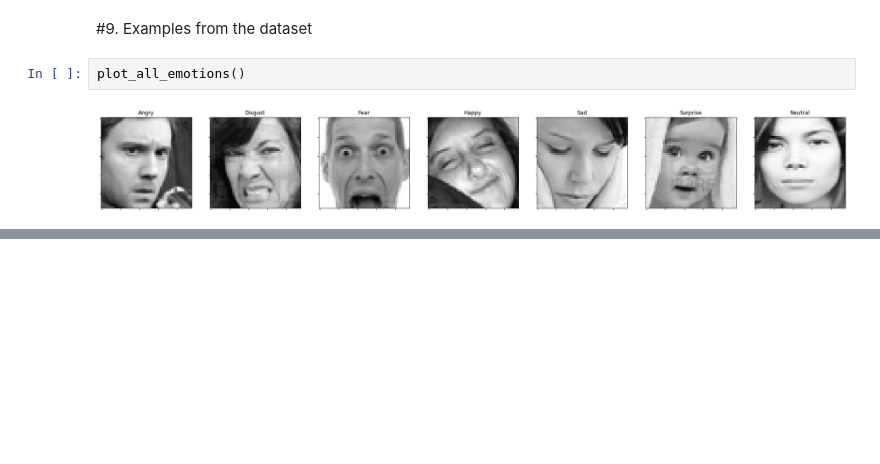
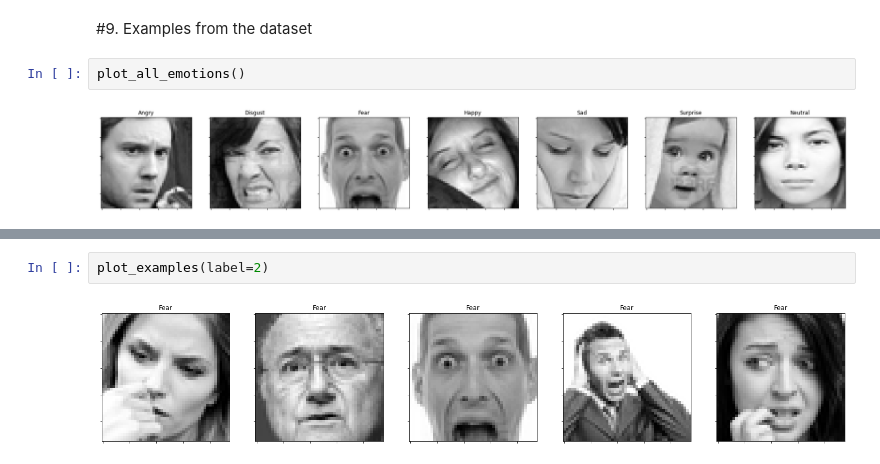
Before and after one commit to rohitrv8922/Face-Emotion-Recognition-Detection, a Jupyter notebook: Face_Emotion_Recognition.ipynb, the cells around one changed output, grey strips where cells are left out. Cells and saved outputs as stored; diff of their text form; blank space fills up the shorter version.

```diff
--- a/Face_Emotion_Recognition.ipynb
+++ b/Face_Emotion_Recognition.ipynb
@@ -174,0 +183,4 @@ plot_all_emotions()
+# %%
+plot_examples(label=2)
+# %% [output]
+[figure, added]
```
Also changed, not shown: parts of 6 cells of this notebook.
